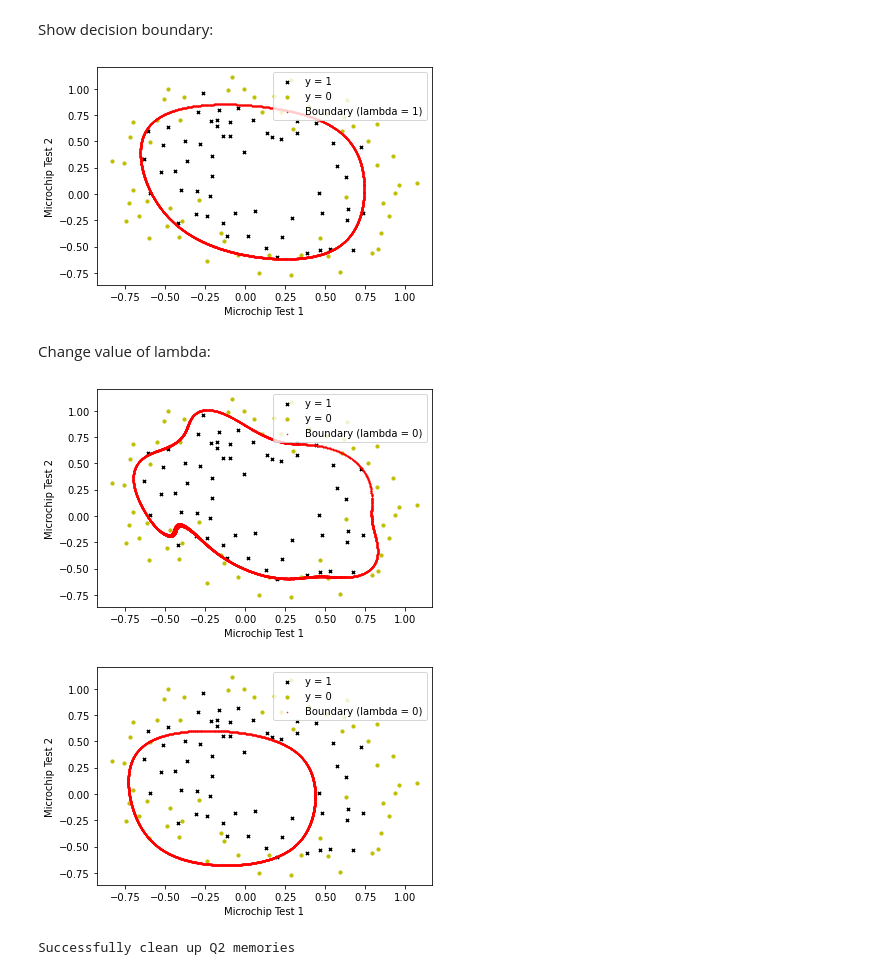
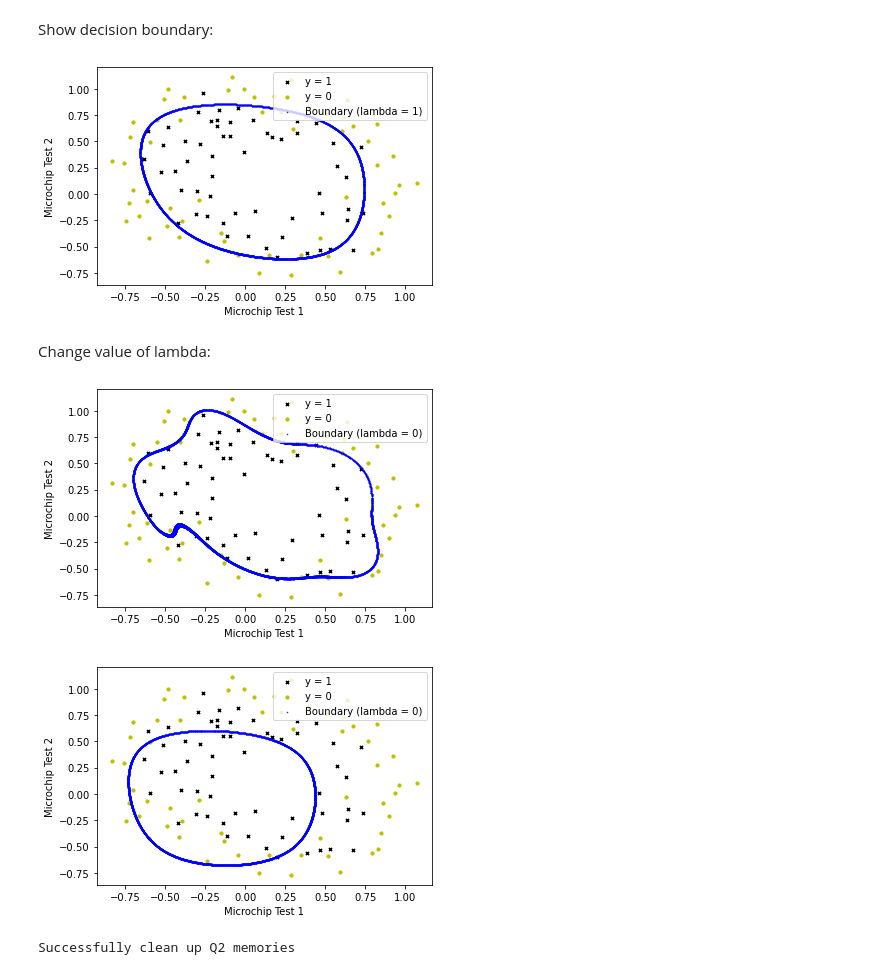
Before and after one commit to TongyanXu/ml_study, a Jupyter notebook: exercises/2_logistic_regression/ex2_notebook.ipynb, the cells around one changed output. Saved outputs shown, nothing was run; the diff lists cells and outputs as text; code cells hidden in the pictures.

```diff
--- a/exercises/2_logistic_regression/ex2_notebook.ipynb
+++ b/exercises/2_logistic_regression/ex2_notebook.ipynb
@@ -173,7 +173,7 @@ x1_grid, x2_grid = show_decision_boundary(rlr_model.result.theta, degree, densit
 
 plt.scatter(x1[index_1], x2[index_1], s=10, c='k', marker='x', label='y = 1')
 plt.scatter(x1[index_0], x2[index_0], s=10, c='y', marker='o', label='y = 0')
-plt.scatter(x1_grid, x2_grid, s=1, c='r', marker='.', label=f'Boundary (lambda = 1)')
+plt.scatter(x1_grid, x2_grid, s=1, c='b', marker='.', label=f'Boundary (lambda = 1)')
 plt.xlabel('Microchip Test 1')
 plt.ylabel('Microchip Test 2')
 plt.legend(loc='upper right')
@@ -181,26 +181,26 @@ plt.show()
 
 del rlr_model, x1_grid, x2_grid
 # %% [output]
-[figure, old version]
+[figure, new version]
 # %% [markdown]
 Change value of lambda:
 # %%
 threshold = 5E-2
 rlr_model = md.RegularizedLogisticRegression(x, y, lambda_value=0)
 rlr_model.train(cgs)
 x1_grid, x2_grid = show_decision_boundary(rlr_model.result.theta, degree, density, threshold)
 
 plt.scatter(x1[index_1], x2[index_1], s=10, c='k', marker='x', label='y = 1')
 plt.scatter(x1[index_0], x2[index_0], s=10, c='y', marker='o', label='y = 0')
-plt.scatter(x1_grid, x2_grid, s=1, c='r', marker='.', label=f'Boundary (lambda = 0)')
+plt.scatter(x1_grid, x2_grid, s=1, c='b', marker='.', label=f'Boundary (lambda = 0)')
 plt.xlabel('Microchip Test 1')
 plt.ylabel('Microchip Test 2')
 plt.legend(loc='upper right')
 plt.show()
 
 del rlr_model, x1_grid, x2_grid
 # %% [output]
-[figure, old version]
+[figure, new version]
 # %%
 threshold = 1E-4
 rlr_model = md.RegularizedLogisticRegression(x, y, lambda_value=100)
@@ -209,7 +209,7 @@ x1_grid, x2_grid = show_decision_boundary(rlr_model.result.theta, degree, densit
 
 plt.scatter(x1[index_1], x2[index_1], s=10, c='k', marker='x', label='y = 1')
 plt.scatter(x1[index_0], x2[index_0], s=10, c='y', marker='o', label='y = 0')
-plt.scatter(x1_grid, x2_grid, s=1, c='r', marker='.', label=f'Boundary (lambda = 0)')
+plt.scatter(x1_grid, x2_grid, s=1, c='b', marker='.', label=f'Boundary (lambda = 0)')
 plt.xlabel('Microchip Test 1')
 plt.ylabel('Microchip Test 2')
 plt.legend(loc='upper right')
@@ -217,7 +217,7 @@ plt.show()
 
 del rlr_model, x1_grid, x2_grid
 # %% [output]
-[figure, old version]
+[figure, new version]
 # %%
 # Finally, clean up Q2 memories
 del data, x1, x2, y, x, index_1, index_0, degree, density, threshold
```
Also changed, not shown: 2 other files.
